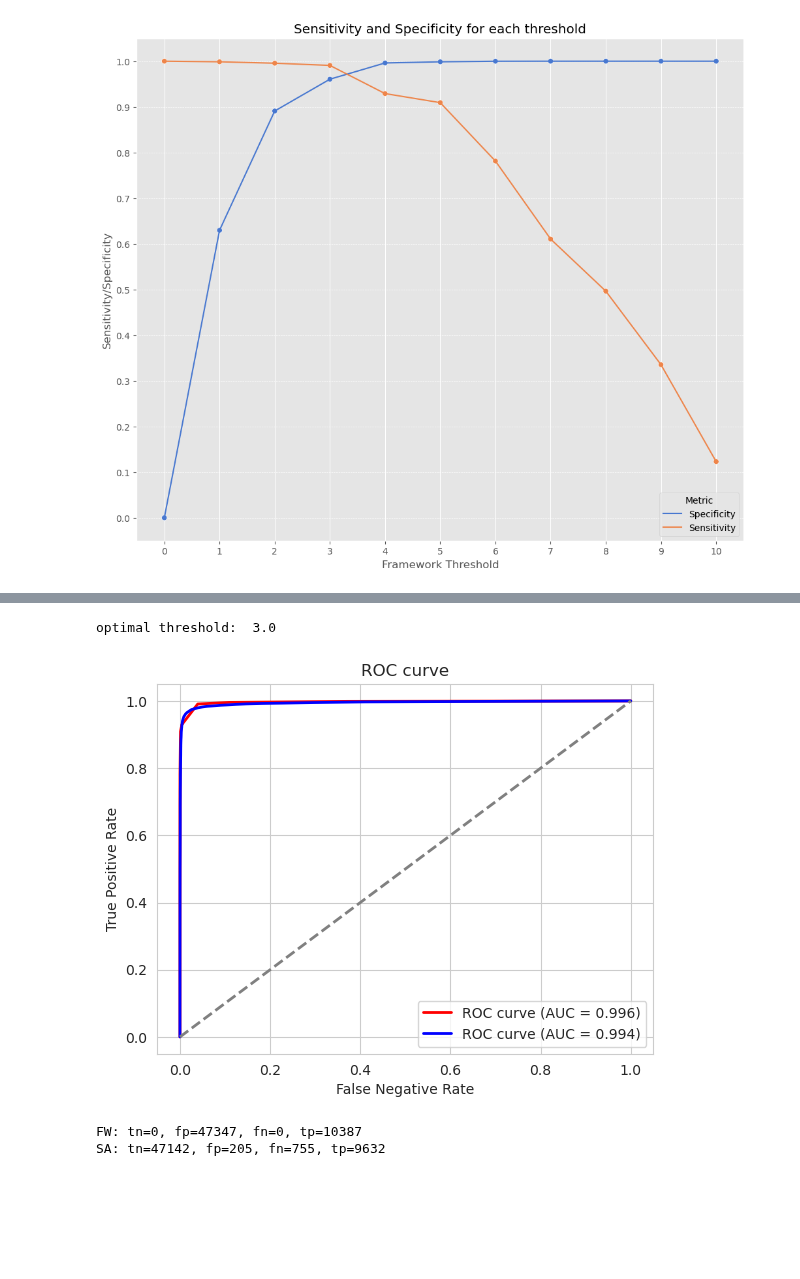
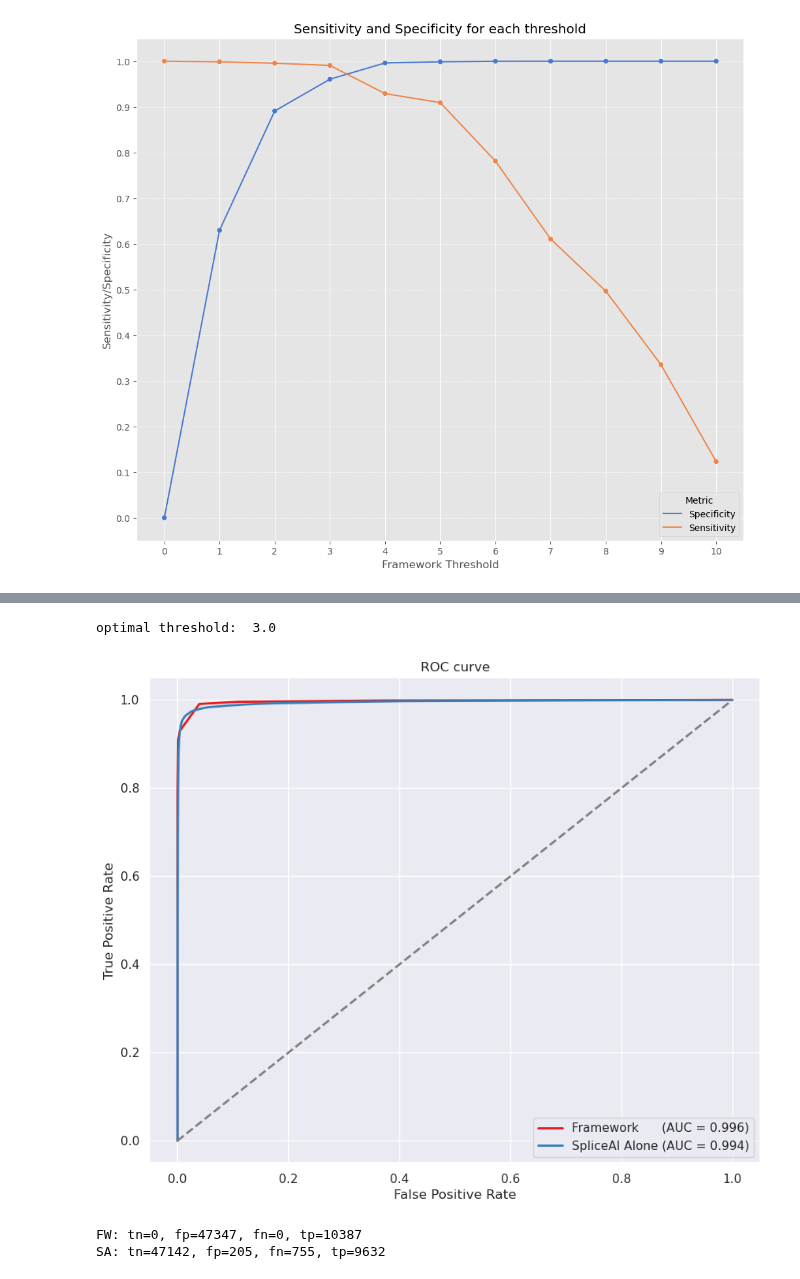
Before and after one commit to ysut/dev, a Jupyter notebook: ValidationData/AUC/roc.ipynb, the cells around one changed output, grey strips where cells are left out. Drawn from its saved outputs; the diff is of its cells as text; code cells hidden in the pictures; blank space fills up the shorter version.

```diff
--- a/ValidationData/AUC/roc.ipynb
+++ b/ValidationData/AUC/roc.ipynb
@@ -127,37 +128,34 @@ tn = tn.sample(n=tp.shape[0], random_state=1)
 # %%
-# combine tp and tn
-data = pd.concat([tp, tn], ignore_index=True)
-
 # ROC curve (LABEL, FinalScore)
 fpr1, tpr1, thresholds1 = roc_curve(data['LABEL'], data['FinalScore'])
 auc1 = roc_auc_score(data['LABEL'], data['FinalScore'])
 
 fpr2, tpr2, thresholds2 = roc_curve(data['LABEL'], data['maxsplai'])
 auc2 = roc_auc_score(data['LABEL'], data['maxsplai'])
 
 # Calculate optimal threshold from ROC curve by Youden's J statistic
 Youden_index = np.argmax(tpr1 - fpr1)
 optimal_threshold = thresholds1[Youden_index]
 print('optimal threshold: ', optimal_threshold)
 
 # plot ROC curve
-sns.set_style("whitegrid")
+sns.set()
 
-plt.figure()
-plt.plot(fpr1, tpr1, color='red', lw=2, label='ROC curve (AUC = %0.3f)' % auc1)
-plt.plot(fpr2, tpr2, color='blue', lw=2, label='ROC curve (AUC = %0.3f)' % auc2)
+plt.figure(figsize=(10, 8))
+plt.plot(fpr1, tpr1, color='#E41A1C', lw=2, label='Framework      (AUC = %0.3f)' % auc1)
+plt.plot(fpr2, tpr2, color='#377EB8', lw=2, label='SpliceAI Alone (AUC = %0.3f)' % auc2)
 plt.plot([0, 1], [0, 1], color='gray', lw=2, linestyle='--')
 plt.xlim([-0.05, 1.05])
 plt.ylim([-0.05, 1.05])
-plt.xlabel('False Negative Rate')
+plt.xlabel('False Positive Rate')
 plt.ylabel('True Positive Rate')
 plt.title('ROC curve')
 plt.legend(loc="lower right")
 
 plt.show()
 # %% [output]
 optimal threshold:  3.0
-[figure, old version]
+[figure, new version]
 # %%
 def pred_fw(df: pd.DataFrame, cutoff: int) -> pd.DataFrame:
     df[f"FW_PRED_{cutoff}"] = df['FinalScore'].apply(lambda x: 1 if x >= cutoff else 0)
```
Also changed, not shown: parts of 2 cells of this notebook, 2 other files.
